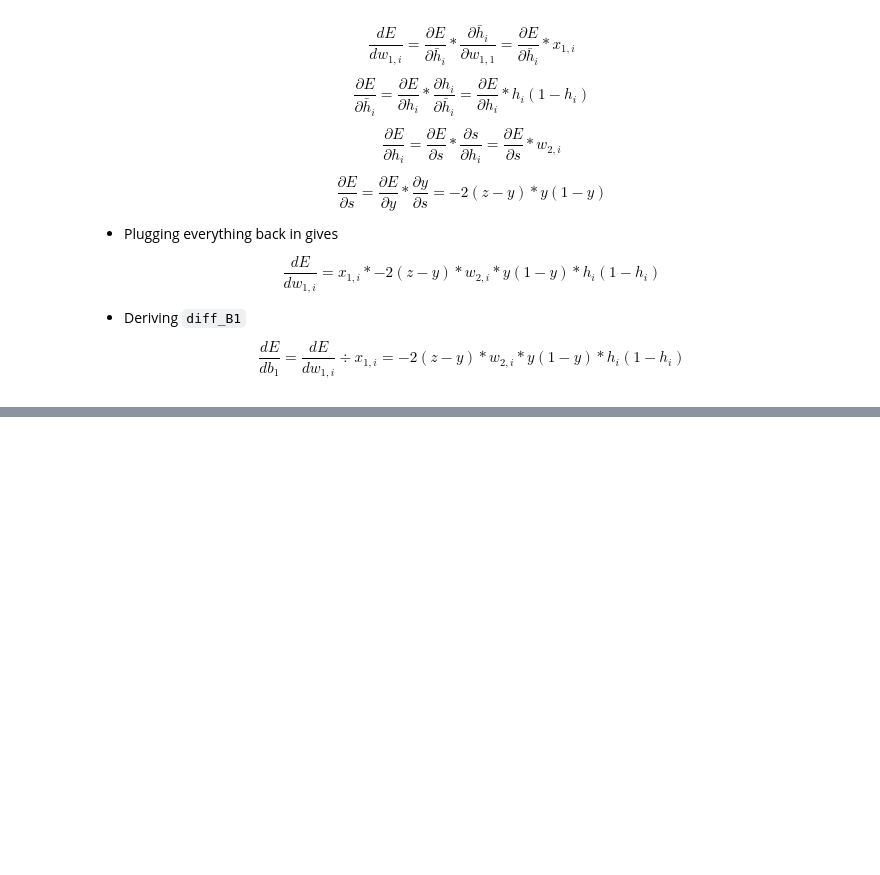
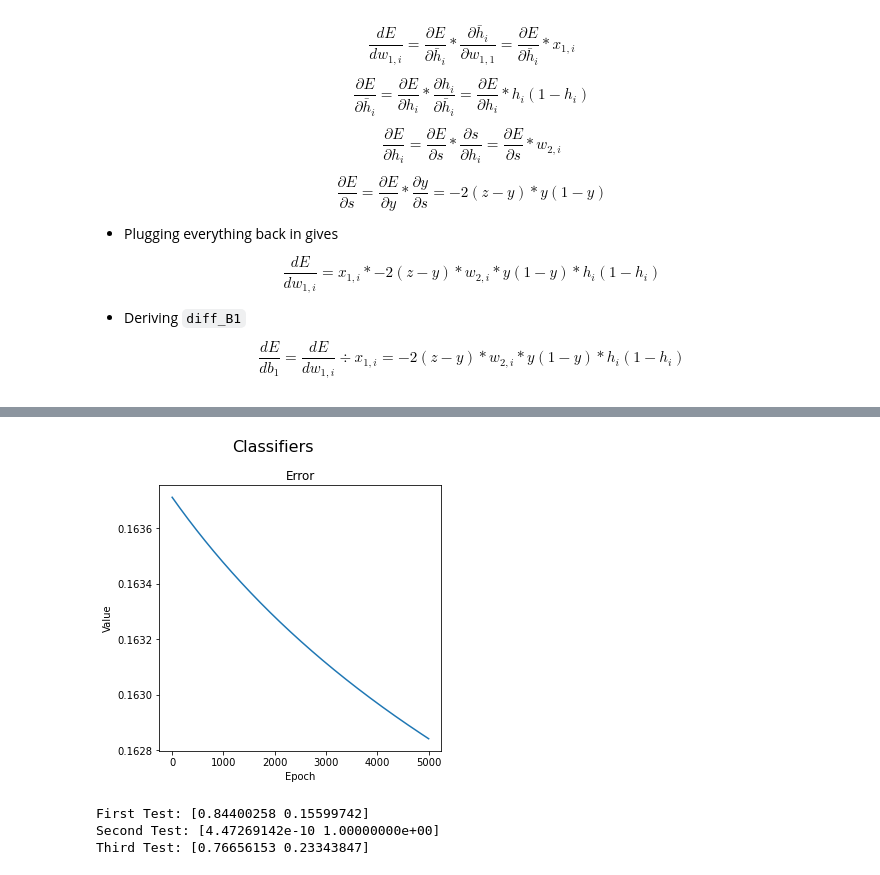
Before and after one commit to case547/ml-labs, a Jupyter notebook: lab2.ipynb, the cells around one changed output, grey strips where cells are left out. Cells and saved outputs as stored; diff of their text form; code cells hidden in the pictures; blank space fills up the shorter version.

```diff
--- a/lab2.ipynb
+++ b/lab2.ipynb
@@ -165,0 +177,6 @@ print(f'Testing accuracy: {test_acc}')
+# %%
+import numpy as np
+
+# X is the input, Y represents the expected output
+X = np.vstack([(np.random.rand(1000,2)*5), (np.random.rand(1000,2)*10)])
+Y = np.hstack([([0]*1000), [1]*1000])
@@ -165,0 +185,8 @@ print(f'Testing accuracy: {test_acc}')
+# %%
+# Since we want to use a cross-entropy loss function and a softmax activation function,
+# a one-hot vector (group of bits with only one 1) is more suited than Y for calculations
+Z = np.zeros((2000,2))
+
+# Assign the correct values to Z on the basis of Y
+for i in range(2000):
+    Z[i,Y[i]] = 1
@@ -165,0 +205,6 @@ print(f'Testing accuracy: {test_acc}')
+# %%
+# Randomly initialise weights
+W1 = np.random.randn(3,2)
+B1 = np.random.randn(3)
+W2 = np.random.randn(2,3)
+B2 = np.random.randn(2)
@@ -165,0 +280,51 @@ print(f'Testing accuracy: {test_acc}')
+# %%
+# Try to modify the code written for the XOR function to solve the previous classification problem
+import matplotlib.pyplot as plt
+
+learning_rate = 0.001
+err_val = []
+
+num_epochs = 5000
+
+for epoch in range(num_epochs):
+    output, H = Forward(X, W1, B1, W2, B2)
+
+    W2 += learning_rate * diff_W2(H, Z, output).T
+    B2 += learning_rate * diff_B2(Z, output)
+    W1 += learning_rate * diff_W1(X, H, Z, output, W2).T
+    B1 += learning_rate * diff_B1(Z, output, W2, H)
+
+    # Cross entropy function
+    error = np.mean(-(Z*np.log(output)))
+    err_val += [error]
+
+fig, ax1 = plt.subplots(1,1,figsize=(5,5))
+fig.suptitle('Classifiers', fontsize=16)
+
+ax1.plot(err_val)
+ax1.set_xlabel('Epoch')
+ax1.set_ylabel('Value')
+ax1.set_title('Error')
+
+fig.tight_layout()
+plt.show()
+# %% [output]
+[figure, added]
+# %%
+# We use three points to see if the outcome is the expected one: one point that very likely
+# belongs to class A, one that surely belongs to class B, and one that might belong to either
+
+X_Test1 = 0.01*np.ones([1,2])
+X_Test2 = 7.5*np.ones([1,2])
+X_Test3 = 4.5*np.ones([1,2])
+Y_Test1, H_Test1 = Forward(X_Test1, W1, B1, W2, B2)
+Y_Test2, H_Test2 = Forward(X_Test2, W1, B1, W2, B2)
+Y_Test3, H_Test3 = Forward(X_Test3, W1, B1, W2, B2)
+
+print(f'First Test: {Y_Test1[0,:]}')
+print(f'Second Test: {Y_Test2[0,:]}')
+print(f'Third Test: {Y_Test3[0,:]}')
+# %% [output]
+First Test: [0.84400258 0.15599742]
+Second Test: [4.47269142e-10 1.00000000e+00]
+Third Test: [0.76656153 0.23343847]
```
Also changed, not shown: parts of 10 cells of this notebook.
